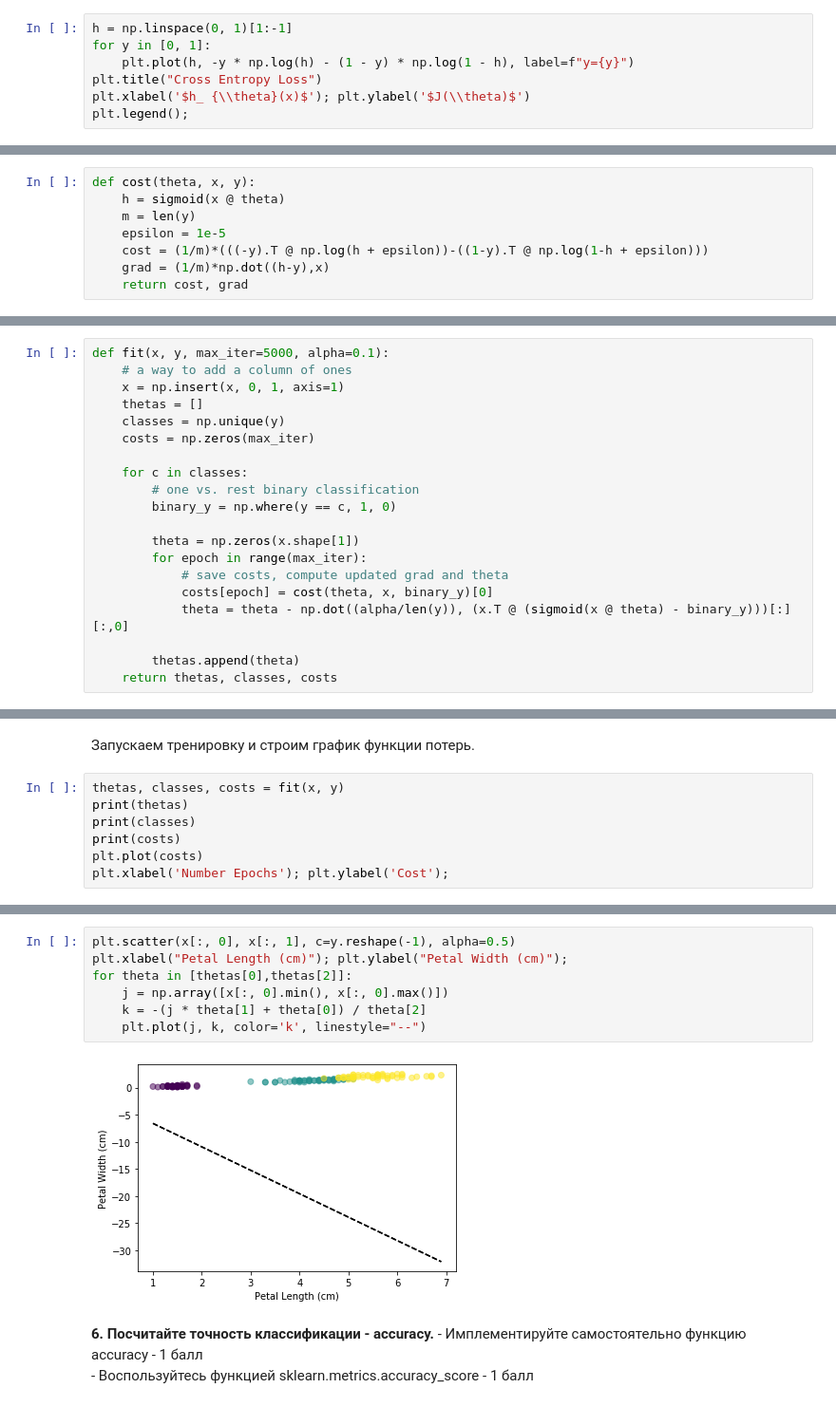
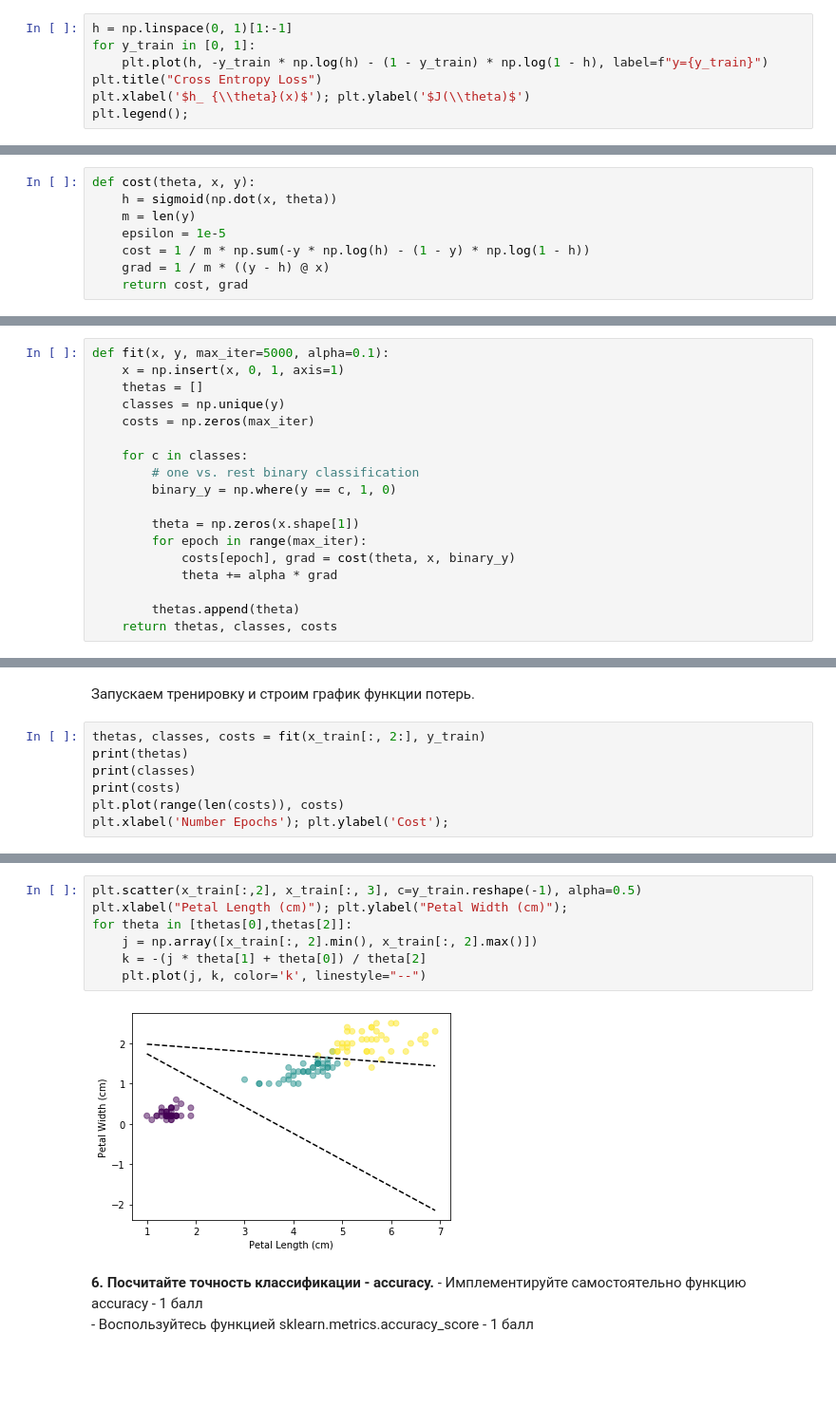
Before and after one commit to Craiglal/ML-Hometasks, a Jupyter notebook: task3/LogReg for multiclass classification.ipynb, the cells around one changed output, grey strips where cells are left out. Shown at 95% size. Cells and saved outputs as stored; diff of their text form; blank space fills up the shorter version.

```diff
--- a/task3/LogReg for multiclass classification.ipynb
+++ b/task3/LogReg for multiclass classification.ipynb
@@ -93,8 +117,8 @@ $$J(\theta) = {1 \over m} \sum\limits_ {i=1}^{m} [-y^{(i)} \log h_ \theta (x^{(i
 Кстати, чтобы понять, почему "перекрёстная",мы можем просто визуализировать её. Целевая переменная может принимать значения 1 или 0.
 # %%
 h = np.linspace(0, 1)[1:-1]
-for y in [0, 1]:
-    plt.plot(h, -y * np.log(h) - (1 - y) * np.log(1 - h), label=f"y={y}")
+for y_train in [0, 1]:
+    plt.plot(h, -y_train * np.log(h) - (1 - y_train) * np.log(1 - h), label=f"y={y_train}")
 plt.title("Cross Entropy Loss")
 plt.xlabel('$h_ {\\theta}(x)$'); plt.ylabel('$J(\\theta)$')
 plt.legend();
@@ -110,11 +134,11 @@ $${\partial J(\theta)\over \partial\theta} = {1 \over m} \sum\limits_ {i=1}^{m}
  (3 балла)**
 # %%
 def cost(theta, x, y):
-    h = sigmoid(x @ theta)
+    h = sigmoid(np.dot(x, theta))
     m = len(y)
     epsilon = 1e-5
-    cost = (1/m)*(((-y).T @ np.log(h + epsilon))-((1-y).T @ np.log(1-h + epsilon)))
-    grad = (1/m)*np.dot((h-y),x)
+    cost = 1 / m * np.sum(-y * np.log(h) - (1 - y) * np.log(1 - h))
+    grad = 1 / m * ((y - h) @ x)
     return cost, grad
 # %% [markdown]
 **4. Напишите функцию fit(...) которая будет выполнять классификацию по стратегии [one-vs.-rest](https://en.wikipedia.org/wiki/Multiclass_classification#One-vs.-rest) (cost function)(1 балл)**
@@ -122,7 +146,6 @@ def cost(theta, x, y):
 Обновление параметров необходимо делать согласно градиентному спуску.
 # %%
 def fit(x, y, max_iter=5000, alpha=0.1):
-    # a way to add a column of ones
     x = np.insert(x, 0, 1, axis=1)
     thetas = []
     classes = np.unique(y)
@@ -134,9 +157,8 @@ def fit(x, y, max_iter=5000, alpha=0.1):
 
         theta = np.zeros(x.shape[1])
         for epoch in range(max_iter):
-            # save costs, compute updated grad and theta
-            costs[epoch] = cost(theta, x, binary_y)[0]
-            theta = theta - np.dot((alpha/len(y)), (x.T @ (sigmoid(x @ theta) - binary_y)))[:][:,0]
+            costs[epoch], grad = cost(theta, x, binary_y)
+            theta += alpha * grad
 
         thetas.append(theta)
     return thetas, classes, costs
@@ -150,10 +179,10 @@ def predict(thetas, x):
 # %% [markdown]
 Запускаем тренировку и строим график функции потерь.
 # %%
-thetas, classes, costs = fit(x, y)
+thetas, classes, costs = fit(x_train[:, 2:], y_train)
 print(thetas)
 print(classes)
 print(costs)
-plt.plot(costs)
+plt.plot(range(len(costs)), costs)
 plt.xlabel('Number Epochs'); plt.ylabel('Cost');
 # %% [output]
@@ -167,14 +196,14 @@ plt.xlabel('Number Epochs'); plt.ylabel('Cost');
 Если всё прошло правильно, то должно получиться нечно такое:
 ![image.png](attachment:image.png)
 # %%
-plt.scatter(x[:, 0], x[:, 1], c=y.reshape(-1), alpha=0.5)
+plt.scatter(x_train[:,2], x_train[:, 3], c=y_train.reshape(-1), alpha=0.5)
 plt.xlabel("Petal Length (cm)"); plt.ylabel("Petal Width (cm)");
 for theta in [thetas[0],thetas[2]]:
-    j = np.array([x[:, 0].min(), x[:, 0].max()])
+    j = np.array([x_train[:, 2].min(), x_train[:, 2].max()])
     k = -(j * theta[1] + theta[0]) / theta[2]
     plt.plot(j, k, color='k', linestyle="--")
 # %% [output]
-[figure, old version]
+[figure, new version]
 # %% [markdown]
 **6. Посчитайте точность классификации - accuracy.**
     - Имплементируйте самостоятельно функцию accuracy - 1 балл
```
Also changed, not shown: parts of 8 cells of this notebook, 1 other file.
